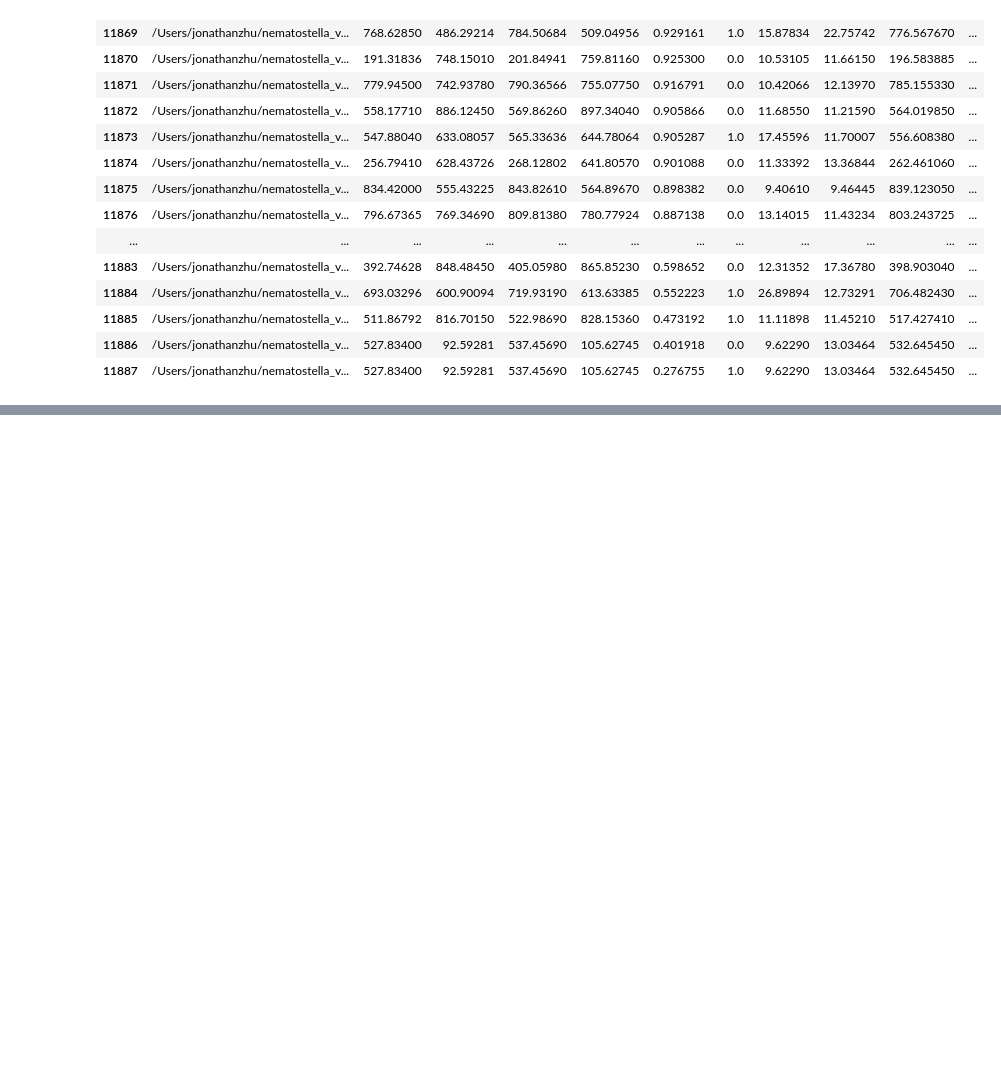
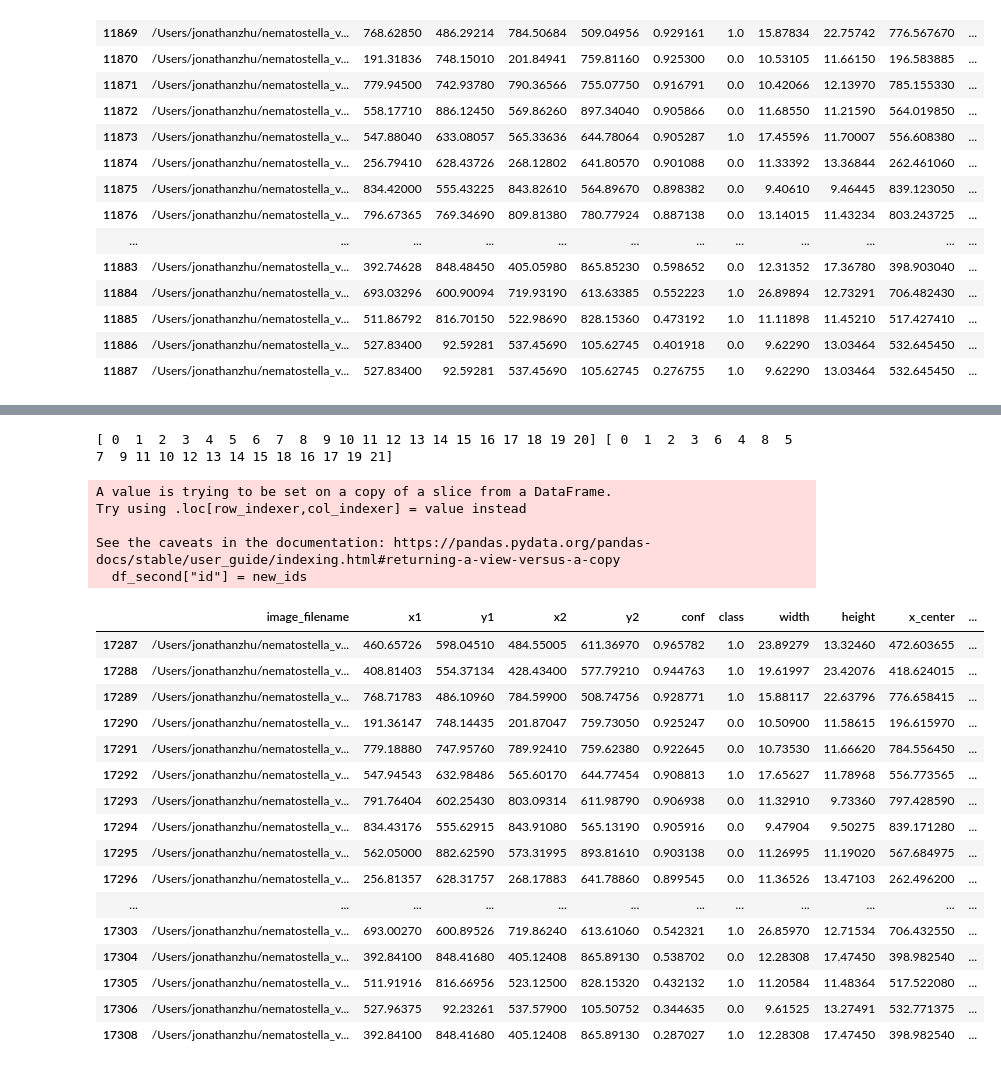
Before and after one commit to jonazhu/nematostellatracking, a Jupyter notebook: position_tracking/initial_tracking.ipynb, the cells around one changed output, grey strips where cells are left out. Drawn from its saved outputs; the diff is of its cells as text; code cells hidden in the pictures; blank space fills up the shorter version.

```diff
--- a/position_tracking/initial_tracking.ipynb
+++ b/position_tracking/initial_tracking.ipynb
@@ -233,0 +291,31 @@ IndexError: index 0 is out of bounds for axis 0 with size 0
+# %%
+cm_test = cost_matrix(df_individuals[4], df_individuals[5])
+row_ind, col_ind = linear_sum_assignment(cm_test)
+print(row_ind, col_ind)
+assign_ids(df_individuals[4], df_individuals[5], row_ind, col_ind)
+df_individuals[5] = df_individuals[5][df_individuals[5].id != -1]
+df_individuals[5]
+# %% [output]
+[ 0  1  2  3  4  5  6  7  8  9 10 11 12 13 14 15 16 17 18 19 20] [ 0  1  2  3  6  4  8  5  7  9 11 10 12 13 14 15 18 16 17 19 21]
+A value is trying to be set on a copy of a slice from a DataFrame.
+Try using .loc[row_indexer,col_indexer] = value instead
+
+See the caveats in the documentation: https://pandas.pydata.org/pandas-docs/stable/user_guide/indexing.html#returning-a-view-versus-a-copy
+  df_second["id"] = new_ids
+|  | image_filename | x1 | y1 | x2 | y2 | conf | class | width | height | x_center | ... |
+| 17287 | /Users/jonathanzhu/nematostella_v... | 460.65726 | 598.04510 | 484.55005 | 611.36970 | 0.965782 | 1.0 | 23.89279 | 13.32460 | 472.603655 | ... |
+| 17288 | /Users/jonathanzhu/nematostella_v... | 408.81403 | 554.37134 | 428.43400 | 577.79210 | 0.944763 | 1.0 | 19.61997 | 23.42076 | 418.624015 | ... |
+| 17289 | /Users/jonathanzhu/nematostella_v... | 768.71783 | 486.10960 | 784.59900 | 508.74756 | 0.928771 | 1.0 | 15.88117 | 22.63796 | 776.658415 | ... |
+| 17290 | /Users/jonathanzhu/nematostella_v... | 191.36147 | 748.14435 | 201.87047 | 759.73050 | 0.925247 | 0.0 | 10.50900 | 11.58615 | 196.615970 | ... |
+| 17291 | /Users/jonathanzhu/nematostella_v... | 779.18880 | 747.95760 | 789.92410 | 759.62380 | 0.922645 | 0.0 | 10.73530 | 11.66620 | 784.556450 | ... |
+| 17292 | /Users/jonathanzhu/nematostella_v... | 547.94543 | 632.98486 | 565.60170 | 644.77454 | 0.908813 | 1.0 | 17.65627 | 11.78968 | 556.773565 | ... |
+| 17293 | /Users/jonathanzhu/nematostella_v... | 791.76404 | 602.25430 | 803.09314 | 611.98790 | 0.906938 | 0.0 | 11.32910 | 9.73360 | 797.428590 | ... |
+| 17294 | /Users/jonathanzhu/nematostella_v... | 834.43176 | 555.62915 | 843.91080 | 565.13190 | 0.905916 | 0.0 | 9.47904 | 9.50275 | 839.171280 | ... |
+| 17295 | /Users/jonathanzhu/nematostella_v... | 562.05000 | 882.62590 | 573.31995 | 893.81610 | 0.903138 | 0.0 | 11.26995 | 11.19020 | 567.684975 | ... |
+| 17296 | /Users/jonathanzhu/nematostella_v... | 256.81357 | 628.31757 | 268.17883 | 641.78860 | 0.899545 | 0.0 | 11.36526 | 13.47103 | 262.496200 | ... |
+| ... | ... | ... | ... | ... | ... | ... | ... | ... | ... | ... | ... |
+| 17303 | /Users/jonathanzhu/nematostella_v... | 693.00270 | 600.89526 | 719.86240 | 613.61060 | 0.542321 | 1.0 | 26.85970 | 12.71534 | 706.432550 | ... |
+| 17304 | /Users/jonathanzhu/nematostella_v... | 392.84100 | 848.41680 | 405.12408 | 865.89130 | 0.538702 | 0.0 | 12.28308 | 17.47450 | 398.982540 | ... |
+| 17305 | /Users/jonathanzhu/nematostella_v... | 511.91916 | 816.66956 | 523.12500 | 828.15320 | 0.432132 | 1.0 | 11.20584 | 11.48364 | 517.522080 | ... |
+| 17306 | /Users/jonathanzhu/nematostella_v... | 527.96375 | 92.23261 | 537.57900 | 105.50752 | 0.344635 | 0.0 | 9.61525 | 13.27491 | 532.771375 | ... |
+| 17308 | /Users/jonathanzhu/nematostella_v... | 392.84100 | 848.41680 | 405.12408 | 865.89130 | 0.287027 | 1.0 | 12.28308 | 17.47450 | 398.982540 | ... |
```
Also changed, not shown: parts of 6 cells of this notebook, 4 other files.
